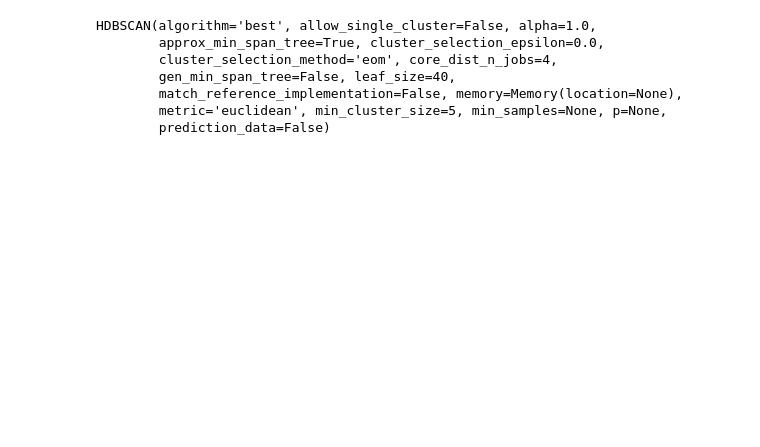
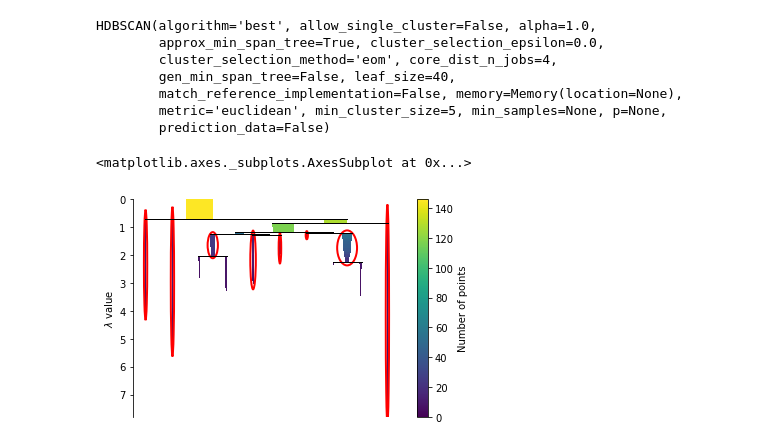
Before and after one commit to noahkarsky/Geoscience_Disciplines, a Jupyter notebook: Geologic_branches_2.ipynb, the cells around one changed output. Cells and saved outputs as stored; diff of their text form; code cells hidden in the pictures; blank space fills up the shorter version.

```diff
--- a/Geologic_branches_2.ipynb
+++ b/Geologic_branches_2.ipynb
@@ -73,4 +85,9 @@ HDBSCAN(algorithm='best', allow_single_cluster=False, alpha=1.0,
         match_reference_implementation=False, memory=Memory(location=None),
         metric='euclidean', min_cluster_size=5, min_samples=None, p=None,
         prediction_data=False)
+# %%
+clusterer.condensed_tree_.plot(select_clusters=True)
+# %% [output]
+<matplotlib.axes._subplots.AxesSubplot at 0x...>
+[figure, added]
 # %%
```
Also changed, not shown: parts of 17 cells of this notebook.
